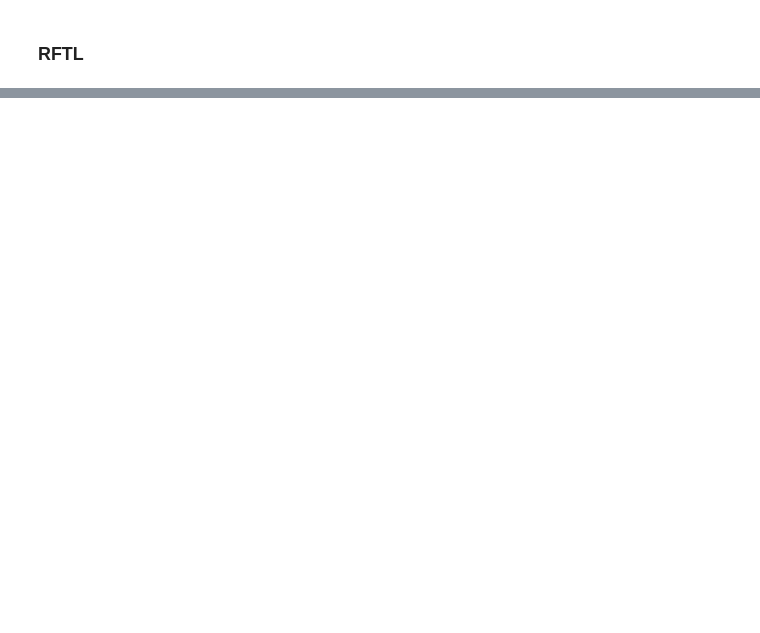
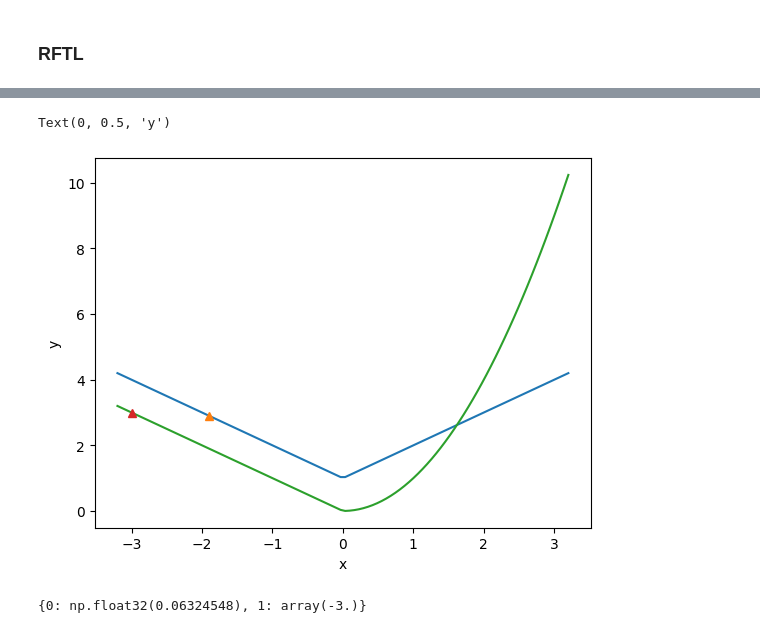
Before and after one commit to online-opt-acc/FMAB_copy, a Jupyter notebook: tester.ipynb, the cells around one changed output, grey strips where cells are left out. Drawn from its saved outputs; the diff is of its cells as text; code cells hidden in the pictures; blank space fills up the shorter version.

```diff
--- a/tester.ipynb
+++ b/tester.ipynb
@@ -276,0 +395,17 @@ f(minimizer), f(res_rftl.x), f(res_rftl_struct.x)
+# %%
+x_s = np.linspace(-3.2, 3.2, 100)
+x0 = { 0: np.array(-1.9, float), 1: np.array(-3, float)}
+for ff, x0_v in zip(funcs.values(), x0.values()):
+    y_s = ff(x_s)
+    plt.plot(x_s, y_s)
+    point = (x0_v, ff(x0_v))
+    plt.plot(*point, "^")
+plt.xlabel("x")
+plt.ylabel("y")
+# %% [output]
+Text(0, 0.5, 'y')
+[figure, added]
+# %%
+x0
+# %% [output]
+{0: np.float32(0.06324548), 1: array(-3.)}
```
Also changed, not shown: parts of 19 cells of this notebook, 2 other files.
